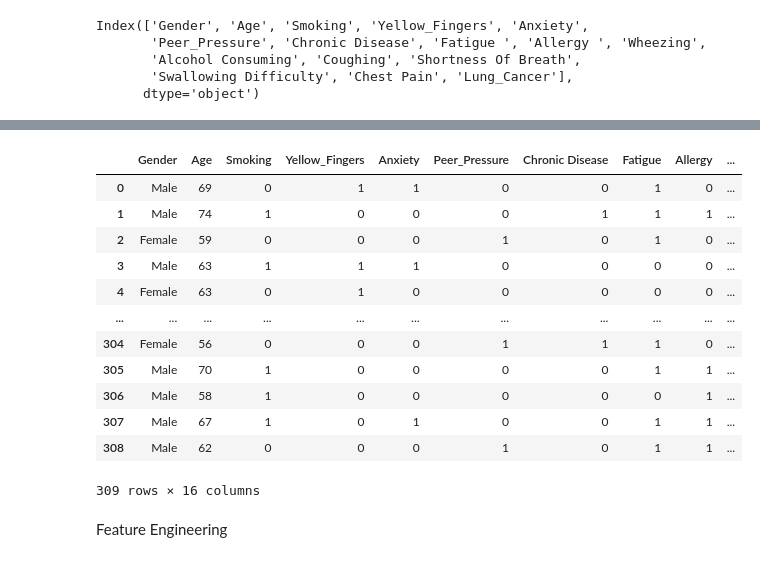
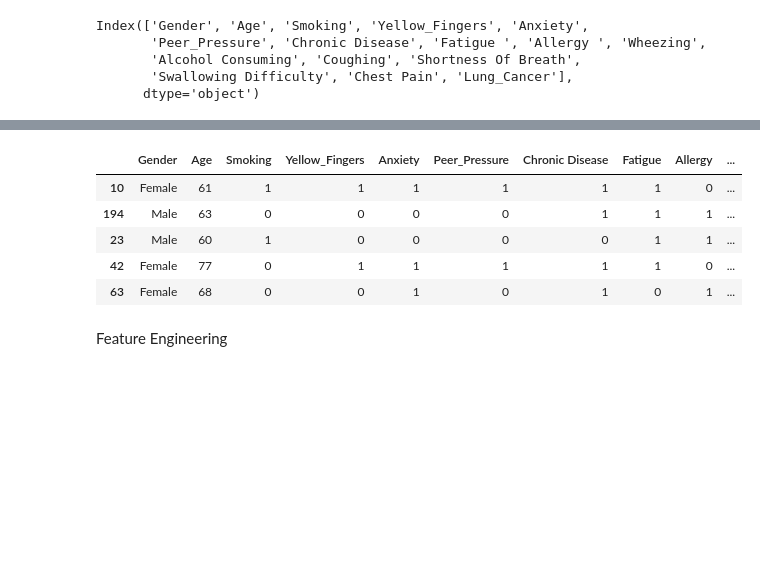
Before and after one commit to ehetshamshaukat/Lung-Cancer-analysis-and-model, a Jupyter notebook: lung-cancer-analysis-and-model.ipynb, the cells around one changed output, grey strips where cells are left out. Saved outputs shown, nothing was run; the diff lists cells and outputs as text; code cells hidden in the pictures; blank space fills up the shorter version.

```diff
--- a/lung-cancer-analysis-and-model.ipynb
+++ b/lung-cancer-analysis-and-model.ipynb
@@ -117,19 +102,12 @@ dataset.head(10)
 # %%
-dataset
+dataset.sample(5)
 # %% [output]
 |  | Gender | Age | Smoking | Yellow_Fingers | Anxiety | Peer_Pressure | Chronic Disease | Fatigue | Allergy | ... |
-| 0 | Male | 69 | 0 | 1 | 1 | 0 | 0 | 1 | 0 | ... |
-| 1 | Male | 74 | 1 | 0 | 0 | 0 | 1 | 1 | 1 | ... |
-| 2 | Female | 59 | 0 | 0 | 0 | 1 | 0 | 1 | 0 | ... |
-| 3 | Male | 63 | 1 | 1 | 1 | 0 | 0 | 0 | 0 | ... |
-| 4 | Female | 63 | 0 | 1 | 0 | 0 | 0 | 0 | 0 | ... |
-| ... | ... | ... | ... | ... | ... | ... | ... | ... | ... | ... |
-| 304 | Female | 56 | 0 | 0 | 0 | 1 | 1 | 1 | 0 | ... |
-| 305 | Male | 70 | 1 | 0 | 0 | 0 | 0 | 1 | 1 | ... |
-| 306 | Male | 58 | 1 | 0 | 0 | 0 | 0 | 0 | 1 | ... |
-| 307 | Male | 67 | 1 | 0 | 1 | 0 | 0 | 1 | 1 | ... |
-| 308 | Male | 62 | 0 | 0 | 0 | 1 | 0 | 1 | 1 | ... |
+| 10 | Female | 61 | 1 | 1 | 1 | 1 | 1 | 1 | 0 | ... |
+| 194 | Male | 63 | 0 | 0 | 0 | 0 | 1 | 1 | 1 | ... |
+| 23 | Male | 60 | 1 | 0 | 0 | 0 | 0 | 1 | 1 | ... |
+| 42 | Female | 77 | 0 | 1 | 1 | 1 | 1 | 1 | 0 | ... |
+| 63 | Female | 68 | 0 | 0 | 1 | 0 | 1 | 0 | 1 | ... |
-309 rows × 16 columns
 # %% [markdown]
 Feature Engineering
 # %%
```
Also changed, not shown: parts of 24 cells of this notebook.
